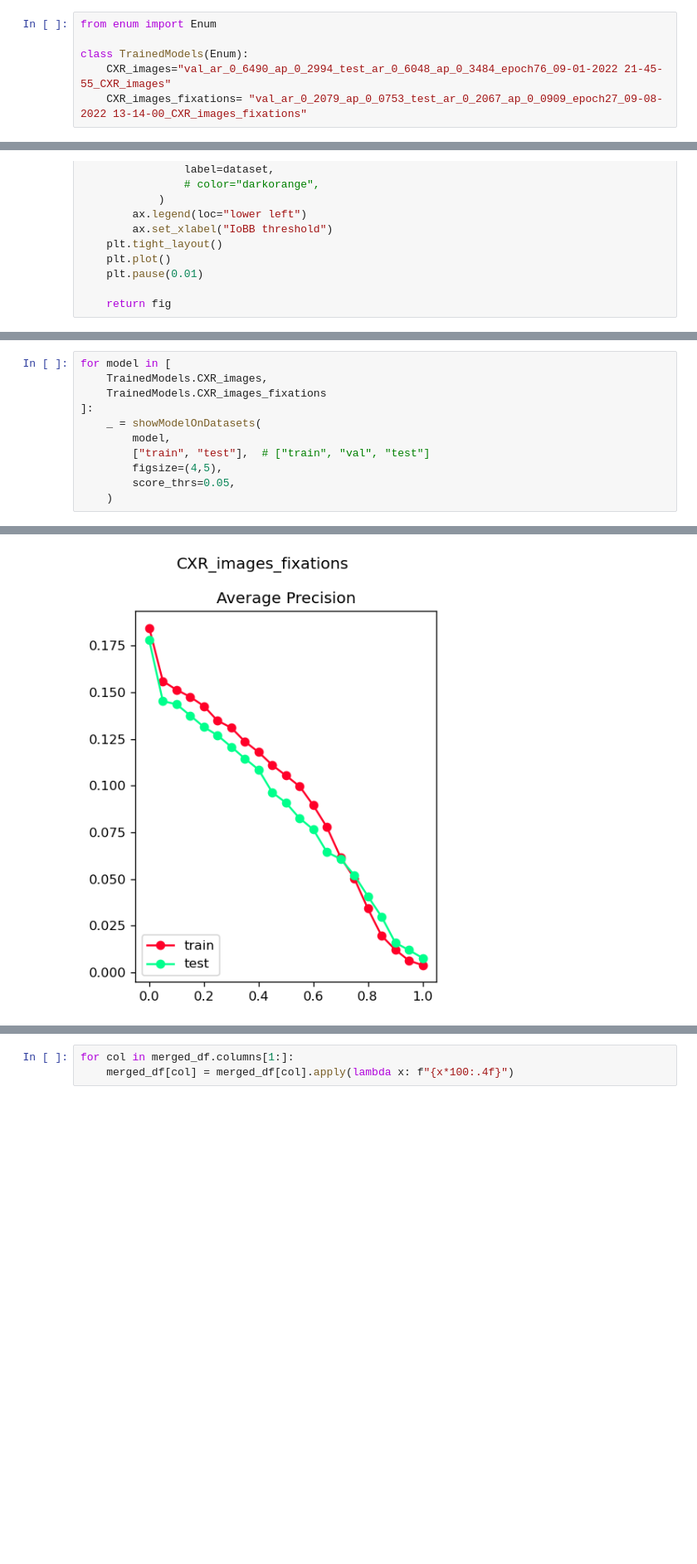
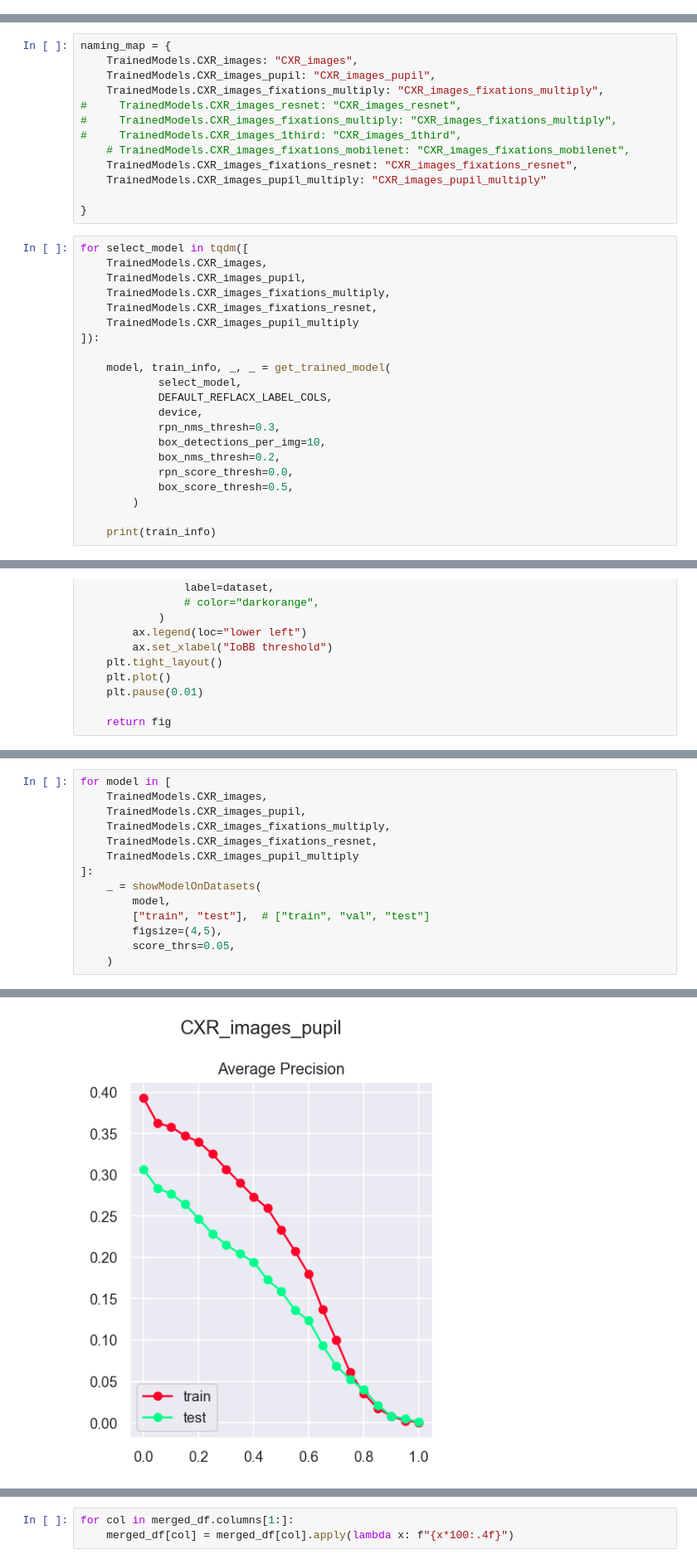
Before and after one commit to andretavluis/multimodal-abnormalities-detection, a Jupyter notebook: [7.b] eval_fixations.ipynb, the cells around one changed output, grey strips where cells are left out. Shown: that part at 83% size. Saved outputs shown, nothing was run; the diff lists cells and outputs as text; blank space fills up the shorter version.

```diff
--- a/[7.b] eval_fixations.ipynb
+++ b/[7.b] eval_fixations.ipynb
@@ -29,9 +30,3 @@ device = clean_memory_get_device()
 reproducibility()
 # %% [output]
 This notebook will running on device: [CPU]
-# %%
-from enum import Enum
-
-class TrainedModels(Enum):
-    CXR_images="val_ar_0_6490_ap_0_2994_test_ar_0_6048_ap_0_3484_epoch76_09-01-2022 21-45-55_CXR_images"
-    CXR_images_fixations= "val_ar_0_2079_ap_0_0753_test_ar_0_2067_ap_0_0909_epoch27_09-08-2022 13-14-00_CXR_images_fixations"
@@ -42,0 +46,34 @@ naming_map = {
+# %%
+naming_map = {
+    TrainedModels.CXR_images: "CXR_images",
+    TrainedModels.CXR_images_pupil: "CXR_images_pupil",
+    TrainedModels.CXR_images_fixations_multiply: "CXR_images_fixations_multiply",
+#     TrainedModels.CXR_images_resnet: "CXR_images_resnet",
+#     TrainedModels.CXR_images_fixations_multiply: "CXR_images_fixations_multiply",
+#     TrainedModels.CXR_images_1third: "CXR_images_1third",
+    # TrainedModels.CXR_images_fixations_mobilenet: "CXR_images_fixations_mobilenet",
+    TrainedModels.CXR_images_fixations_resnet: "CXR_images_fixations_resnet",
+    TrainedModels.CXR_images_pupil_multiply: "CXR_images_pupil_multiply"
+
+}
+# %%
+for select_model in tqdm([
+    TrainedModels.CXR_images,
+    TrainedModels.CXR_images_pupil,
+    TrainedModels.CXR_images_fixations_multiply,
+    TrainedModels.CXR_images_fixations_resnet,
+    TrainedModels.CXR_images_pupil_multiply
+]):
+
+    model, train_info, _, _ = get_trained_model(
+            select_model,
+            DEFAULT_REFLACX_LABEL_COLS,
+            device,
+            rpn_nms_thresh=0.3,
+            box_detections_per_img=10,
+            box_nms_thresh=0.2,
+            rpn_score_thresh=0.0,
+            box_score_thresh=0.5,
+        )
+
+    print(train_info)
@@ -409,7 +517,10 @@ axes = showModelsOnDatasets(
 # %%
 for model in [
     TrainedModels.CXR_images,
-    TrainedModels.CXR_images_fixations
+    TrainedModels.CXR_images_pupil,
+    TrainedModels.CXR_images_fixations_multiply,
+    TrainedModels.CXR_images_fixations_resnet,
+    TrainedModels.CXR_images_pupil_multiply
 ]:
     _ = showModelOnDatasets(
         model,
@@ -422 +533 @@ for model in [
-[figure, old version]
+[figure, new version]
```
Also changed, not shown: parts of 12 cells of this notebook, 48 other files.
